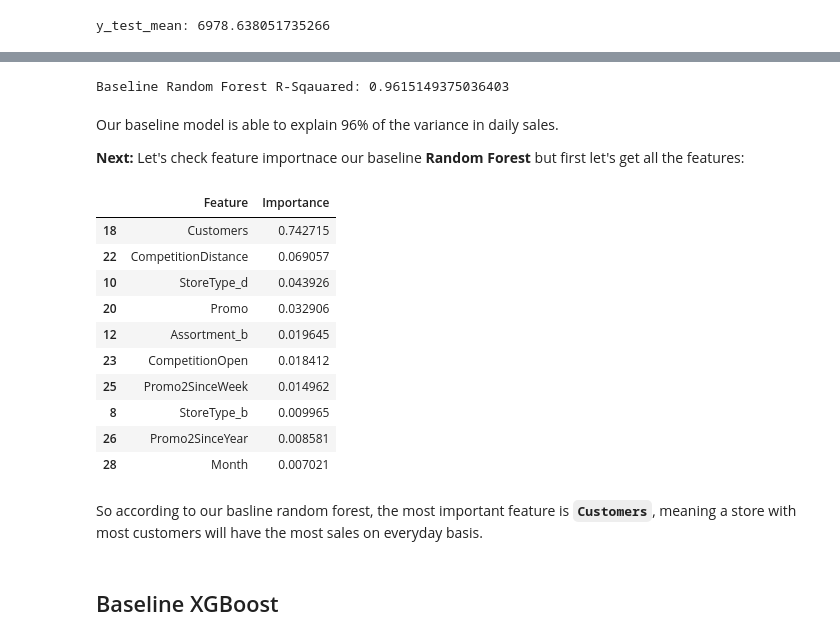
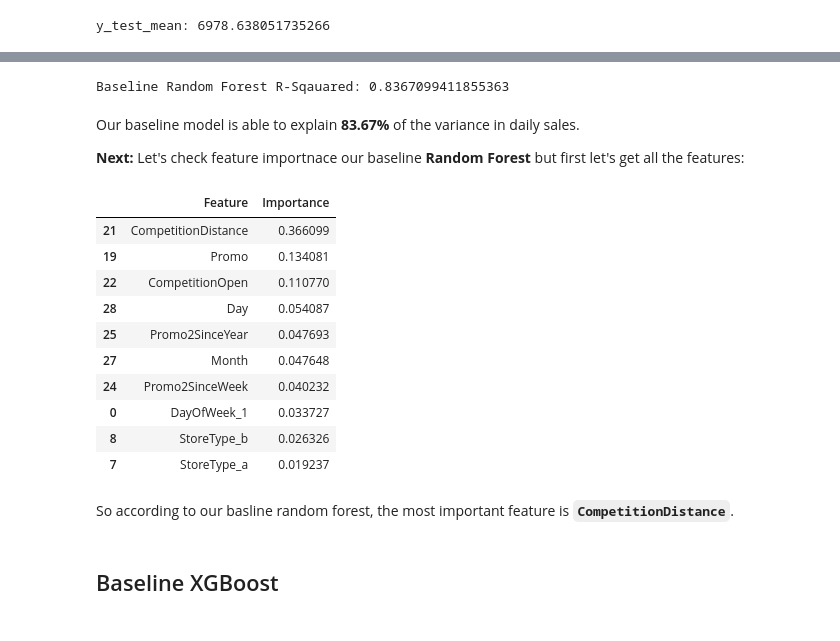
Before and after one commit to clayniranjan-web/rossmann-sales-forecasting, a Jupyter notebook: 02_modeling.ipynb, the cells around one changed output, grey strips where cells are left out. Saved outputs shown, nothing was run; the diff lists cells and outputs as text; code cells hidden in the pictures.

```diff
--- a/02_modeling.ipynb
+++ b/02_modeling.ipynb
@@ -60,7 +62,7 @@ note that we can treat binary categorical columns(0/1) as numeric columns *(Beca
 # %%
 cat_cols = ['DayOfWeek', 'StoreType', 'Assortment', 'StateHoliday']
 
-num_cols = ['Customers', 'Open', 'Promo', 'SchoolHoliday',
+num_cols = ['Open', 'Promo', 'SchoolHoliday',
             'CompetitionDistance', 'CompetitionOpen', 'Promo2', 'Promo2SinceWeek',
             'Promo2SinceYear', 'Year', 'Month', 'Day']
 # %% [markdown]
@@ -99,11 +101,11 @@ X_train_final.shape, X_test_final.shape
 # %%
 from sklearn.ensemble import RandomForestRegressor
 # %%
-rf = RandomForestRegressor(random_state=42, n_jobs=-1)
+base_rf = RandomForestRegressor(random_state=42, n_jobs=-1)
 # %% [markdown]
 Let's train this baseline model:
 # %%
-rf.fit(X_train_final, y_train)
+base_rf.fit(X_train_final, y_train)
 # %% [output]
 RandomForestRegressor(n_jobs=-1, random_state=42)
 # %% [markdown]
@@ -132,10 +134,10 @@ To put it simply: if average daily sales were 100, the model would typically pre
 # %%
-rf_r2 = r2_score(y_test, rf_preds)
-print('Baseline Random Forest R-Sqauared:', rf_r2)
+base_rf_r2 = r2_score(y_test, base_rf_preds)
+print('Baseline Random Forest R-Sqauared:', base_rf_r2)
 # %% [output]
-Baseline Random Forest R-Sqauared: 0.9615149375036403
+Baseline Random Forest R-Sqauared: 0.8367099411855363
 # %% [markdown]
-Our baseline model is able to explain 96% of the variance in daily sales.
+Our baseline model is able to explain **83.67%** of the variance in daily sales.
 
 **Next:** Let's check feature importnace our baseline **Random Forest** but first let's get all the features:
 # %%
@@ -150,23 +152,22 @@ all_features = np.concatenate([encoded_features, scaled_features])
 # %%
 pd.DataFrame({
     'Feature': all_features,
-    'Importance': rf.feature_importances_
+    'Importance': base_rf.feature_importances_
 }).sort_values('Importance', ascending=False).head(10)
 # %% [output]
 |  | Feature | Importance |
-| 18 | Customers | 0.742715 |
-| 22 | CompetitionDistance | 0.069057 |
-| 10 | StoreType_d | 0.043926 |
-| 20 | Promo | 0.032906 |
-| 12 | Assortment_b | 0.019645 |
-| 23 | CompetitionOpen | 0.018412 |
-| 25 | Promo2SinceWeek | 0.014962 |
-| 8 | StoreType_b | 0.009965 |
-| 26 | Promo2SinceYear | 0.008581 |
-| 28 | Month | 0.007021 |
+| 21 | CompetitionDistance | 0.366099 |
+| 19 | Promo | 0.134081 |
+| 22 | CompetitionOpen | 0.110770 |
+| 28 | Day | 0.054087 |
+| 25 | Promo2SinceYear | 0.047693 |
+| 27 | Month | 0.047648 |
+| 24 | Promo2SinceWeek | 0.040232 |
+| 0 | DayOfWeek_1 | 0.033727 |
+| 8 | StoreType_b | 0.026326 |
+| 7 | StoreType_a | 0.019237 |
 # %% [markdown]
-So according to our basline random forest, the most important feature is **`Customers`**, meaning a store with\
-most customers will have the most sales on everyday basis.
+So according to our basline random forest, the most important feature is **`CompetitionDistance`**.
 # %% [markdown]
 ## Baseline XGBoost
 # %%
```
Also changed, not shown: parts of 45 cells of this notebook.
